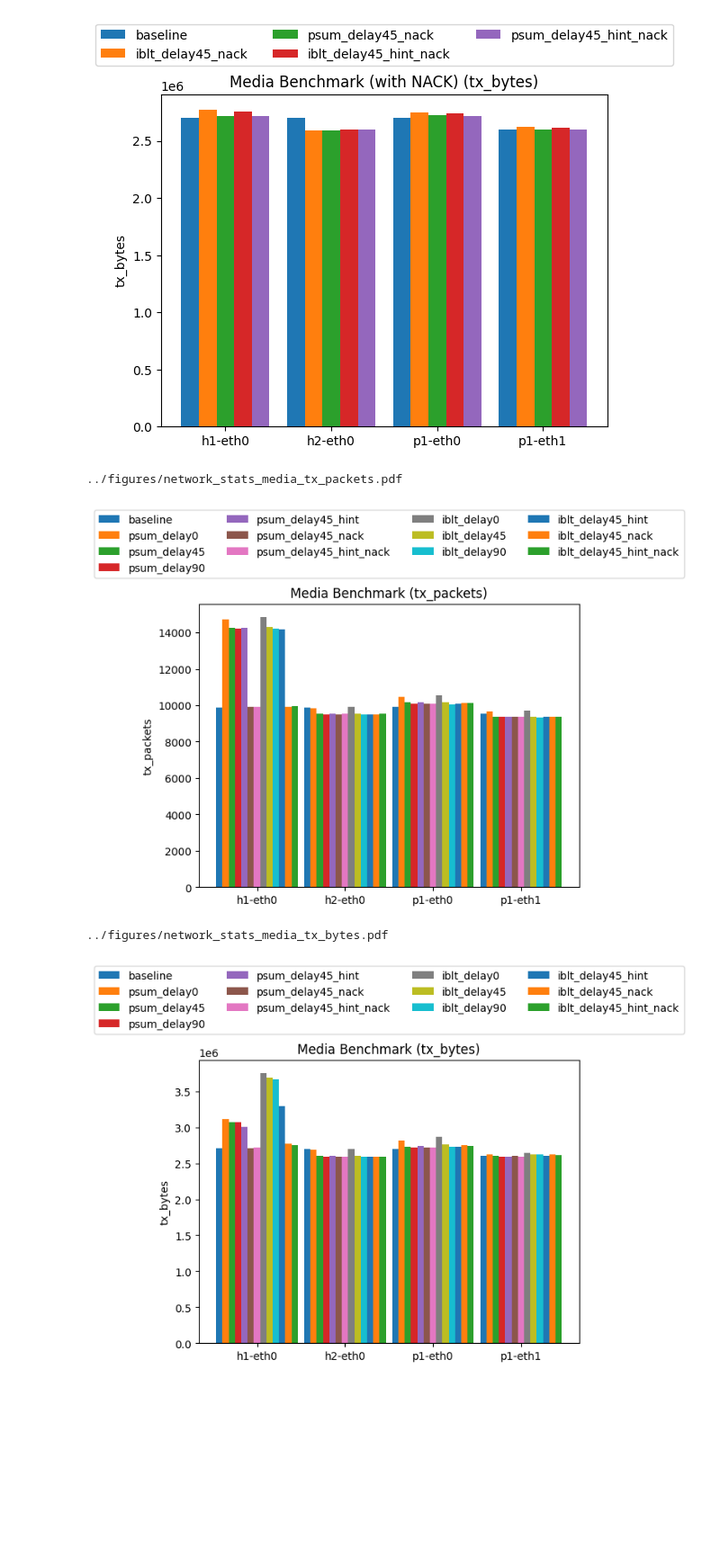
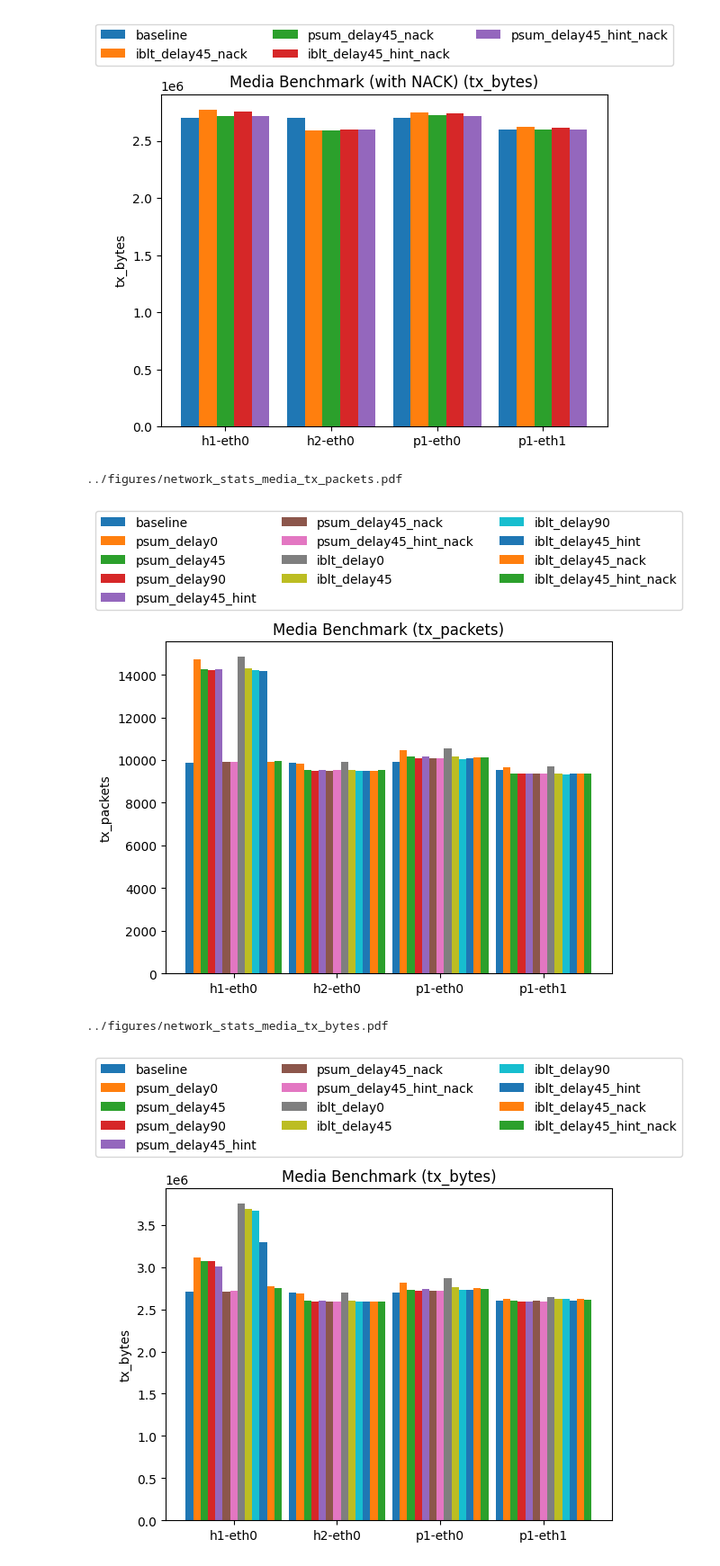
Before and after one commit to StanfordSNR/sidekick-downloads, a Jupyter notebook: notebook/network_statistics.ipynb, the cells around one changed output. Shown at 90% size. Drawn from its saved outputs; the diff is of its cells as text; code cells hidden in the pictures; blank space fills up the shorter version.

```diff
--- a/notebook/network_statistics.ipynb
+++ b/notebook/network_statistics.ipynb
@@ -59,19 +62,22 @@ media_labels = [
 duration = 180
 treatments = [media_treatment_map[label] for label in media_labels]
 network_setting = NetworkSetting(bw1=100, bw2=10, delay1=1, delay2=25, loss1=4, loss2=0)
-exp = MediaExperiment(duration, treatments, network_setting)
-media_raw_data = exp.to_raw_data(execute=False)
 
-# Create plottable data
-media_data = {}
-for label in media_labels:
-    output = media_raw_data.data[label]
-    assert output.get('success')
-    media_data[label] = output['statistics']
+def parse_media_data(duration=duration, treatments=treatments, network_setting=network_setting, execute=False, labels=media_labels):
+    exp = MediaExperiment(duration, treatments, network_setting)
+    media_raw_data = exp.to_raw_data(execute=execute)
+
+    # Create plottable data
+    media_data = {}
+    for label in labels:
+        output = media_raw_data.data[label]
+        assert output.get('success')
+        media_data[label] = output['statistics']
+    return media_data
 # %% [markdown]
 ## Plotting Functions
 # %%
-def plot_network_statistics(data, labels: List[str], metric: str, title: str, pdf: Optional[str]=None):
+def plot_network_statistics(data, labels: List[str], metric: str, title: str, ylim=0, pdf: Optional[str]=None):
     # Parse the universal set of ifaces
     ifaces = [value['ifaces'] for value in data.values()]
     for maybe_ifaces in ifaces:
@@ -93,6 +99,7 @@ def plot_network_statistics(data, labels: List[str], metric: str, title: str, pd
     ax.set_title(f'{title} ({metric})')
     ax.set_xticks(x)
     ax.set_xticklabels(ifaces)
+    ax.set_ylim(ylim)
 
     # Add legend
     ncol = 3
@@ -124,10 +198,11 @@ plot_network_statistics(media_data, ['baseline', 'iblt_delay45_nack', 'psum_dela
 [figure]
 [figure]
 # %%
+media_data = parse_media_data()
 plot_network_statistics(media_data, media_labels, 'tx_packets', 'Media Benchmark', pdf='../figures/network_stats_media_tx_packets.pdf')
 plot_network_statistics(media_data, media_labels, 'tx_bytes', 'Media Benchmark', pdf='../figures/network_stats_media_tx_bytes.pdf')
 # %% [output]
 ../figures/network_stats_media_tx_packets.pdf
-[figure, old version]
+[figure, new version]
 ../figures/network_stats_media_tx_bytes.pdf
-[figure, old version]
+[figure, new version]
```
Also changed, not shown: parts of 9 cells of this notebook, 3 other files.
